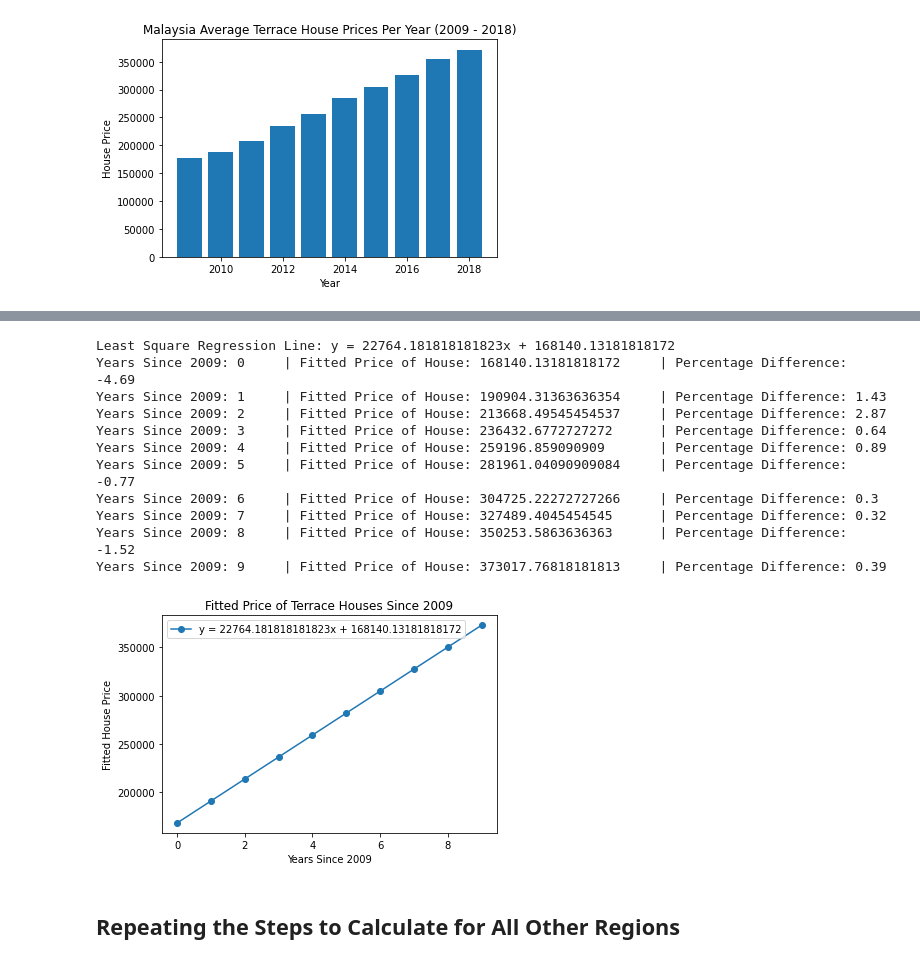
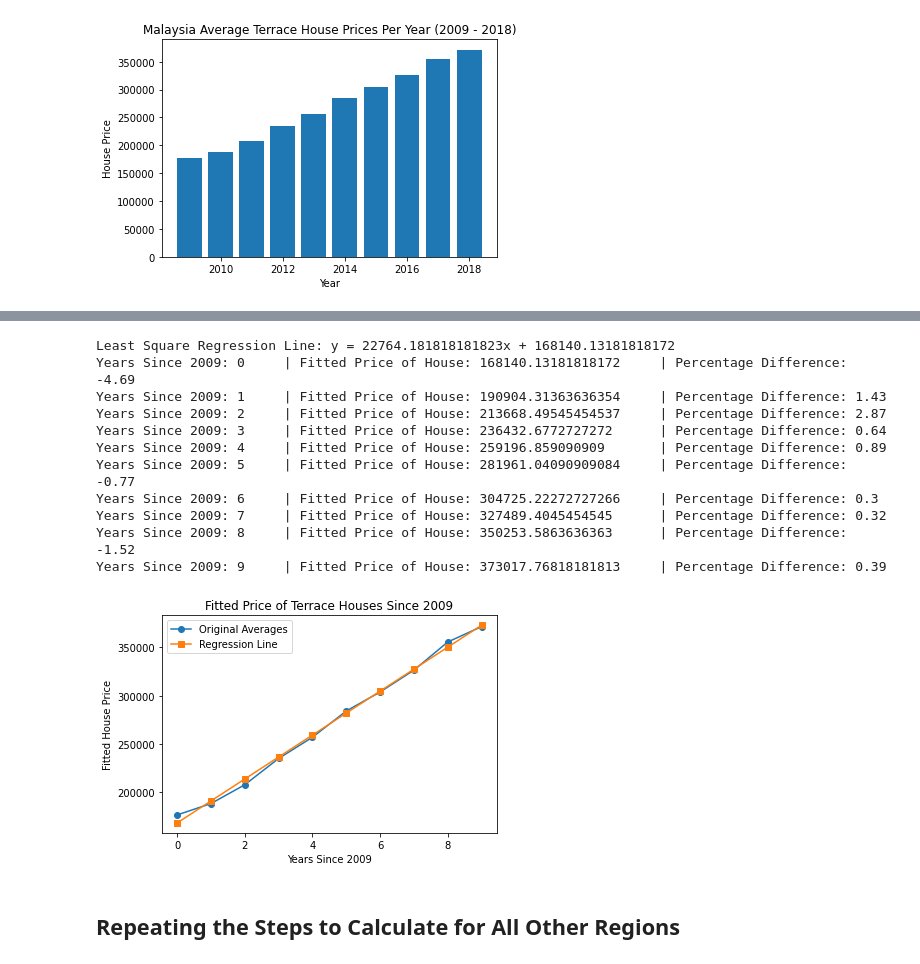
Before and after one commit to tengznaim/house-purchase-analysis, a Jupyter notebook: analysis.ipynb, the cells around one changed output, grey strips where cells are left out. Saved outputs shown, nothing was run; the diff lists cells and outputs as text; code cells hidden in the pictures.

```diff
--- a/analysis.ipynb
+++ b/analysis.ipynb
@@ -108,35 +113,36 @@ prices_only = np.array([[i] for i in list(my_averages.values())])
 
 A = np.vstack((years_since, np.ones((1,10), dtype='int32'))).transpose()
 x = np.dot(np.linalg.inv(np.dot(np.transpose(A), A)), np.dot(np.transpose(A), prices_only))
 
 regression_line = f"y = {x[0][0]}x + {x[1][0]}"
 print(f"Least Square Regression Line: {regression_line}")
 
 fit_y = [(i*x[0][0] + x[1][0]) for i in range(0,10)]
 
 for i in range(0, 10):
     perc_diff = (fit_y[i] - prices_only[i][0]) / prices_only[i][0] * 100
     print(f"Years Since 2009: {i} \t| Fitted Price of House: {fit_y[i]} \t| Percentage Difference: {round(perc_diff,2)}")
 
-plt.plot(years_since, fit_y, marker="o", label=regression_line)
+plt.plot(years_since, my_averages.values(), marker="o", label="Original Averages")
+plt.plot(years_since, fit_y, marker="s", label="Regression Line")
 plt.title("Fitted Price of Terrace Houses Since 2009")
 plt.xlabel("Years Since 2009")
 plt.ylabel("Fitted House Price")
 plt.legend()
 plt.show()
 # %% [output]
 Least Square Regression Line: y = 22764.181818181823x + 168140.13181818172
 Years Since 2009: 0     | Fitted Price of House: 168140.13181818172     | Percentage Difference: -4.69
 Years Since 2009: 1     | Fitted Price of House: 190904.31363636354     | Percentage Difference: 1.43
 Years Since 2009: 2     | Fitted Price of House: 213668.49545454537     | Percentage Difference: 2.87
 Years Since 2009: 3     | Fitted Price of House: 236432.6772727272      | Percentage Difference: 0.64
 Years Since 2009: 4     | Fitted Price of House: 259196.859090909       | Percentage Difference: 0.89
 Years Since 2009: 5     | Fitted Price of House: 281961.04090909084     | Percentage Difference: -0.77
 Years Since 2009: 6     | Fitted Price of House: 304725.22272727266     | Percentage Difference: 0.3
 Years Since 2009: 7     | Fitted Price of House: 327489.4045454545      | Percentage Difference: 0.32
 Years Since 2009: 8     | Fitted Price of House: 350253.5863636363      | Percentage Difference: -1.52
 Years Since 2009: 9     | Fitted Price of House: 373017.76818181813     | Percentage Difference: 0.39
-[figure, old version]
+[figure, new version]
 # %% [markdown]
 ## Repeating the Steps to Calculate for All Other Regions
 # %%
```
Also changed, not shown: parts of 10 cells of this notebook, 2 other files.
